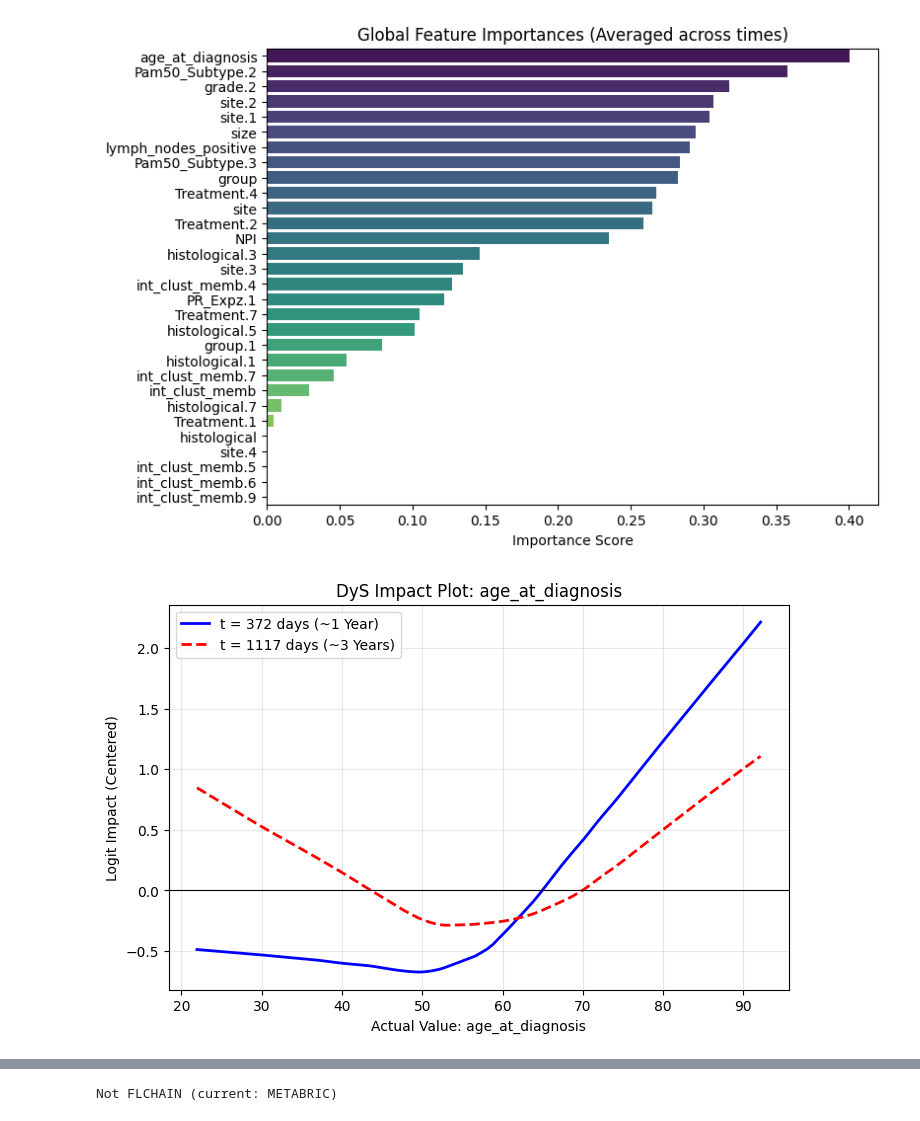
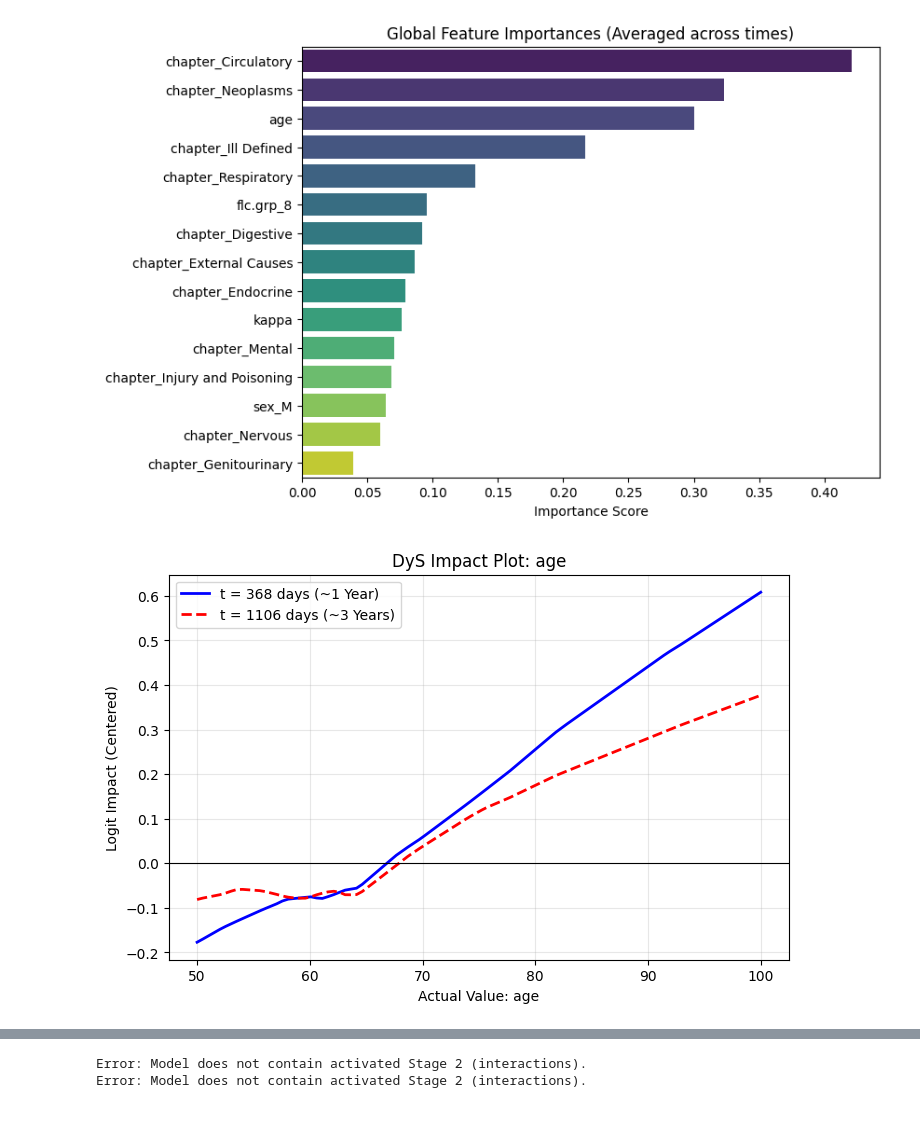
Before and after one commit to vladyslav-crunch/Dys, a Jupyter notebook: notebooks/experiment.ipynb, the cells around one changed output, grey strips where cells are left out. Cells and saved outputs as stored; diff of their text form; code cells hidden in the pictures.

```diff
--- a/notebooks/experiment.ipynb
+++ b/notebooks/experiment.ipynb
@@ -12,15 +17,17 @@ from sklearn.preprocessing import StandardScaler
 from sksurv.metrics import cumulative_dynamic_auc
 from sksurv.datasets import load_flchain
 
+
 class Config:
-    dataset_name = "METABRIC"
+    dataset_name = "flchain"  # Dataset name (example: "metabric", "flchain")
     seed = 42
     test_size = 0.2
-    l_lambda = 0.01
+    l_lambda = 0.05
     tau = 0.01
     use_interactions = False
     k_bins = 100
     device = torch.device("cuda" if torch.cuda.is_available() else "cpu")
+    use_many_trials = False
 
 cfg = Config()
 torch.manual_seed(cfg.seed)
@@ -178,7 +197,7 @@ def evaluate_auc(model, x_test, t_train, e_train, t_test, e_test, eval_times):
         return mean_auc
 
 
-def compute_dys_loss(surv, t, e, eval_times, model, l_lambda, tau=cfg.tau, is_stage2=False):
+def compute_dys_loss(surv, t, e, eval_times, model, l_lambda, tau=cfg.tau, is_stage2=cfg.use_interactions):
     t_eval = torch.tensor(eval_times, device=surv.device).float().unsqueeze(0)
     t_actual = t.unsqueeze(1)
 
@@ -244,10 +266,6 @@ def train_dys(
     auc_stage1 = evaluate_auc(model, x_test, t_train, e_train, t_test, e_test, eval_times)
     print(f"AUC after Stage 1 (Main Effects only): {auc_stage1:.4f}")
 
-    with torch.no_grad():
-        active_features = torch.where(model.main_gates() > 1e-3)[0].tolist()
-
-    print(f"Active features for interactions: {len(active_features)} features selected")
 
     if not use_interactions:
         print("Configuration: Stage 2 skipped.")
@@ -407,11 +502,57 @@ def plot_feature_importance(model, x_train, feature_names):
 # %%
-if cfg.dataset_name == "FLCHAIN":
+if cfg.dataset_name.lower() == "flchain":
     plot_feature_importance(model, x_t, feature_names)
     plot_impact_plots(model, x_t, feature_names, eval_times, scaler, "age")
-elif cfg.dataset_name == "METABRIC":
+    plot_impact_plots(model, x_t, feature_names, eval_times, scaler, "chapter_Circulatory")
+    plot_impact_plots(model, x_t, feature_names, eval_times, scaler, "kappa")
+
+    plot_interaction_impact_heatmap(
+        model=model,
+        x_train=x_t,
+        feature_names=feature_names,
+        eval_times=eval_times,
+        scaler=scaler,
+        feat1_name="age",
+        feat2_name="lambda",
+        target_days=365
+    )
+    plot_interaction_impact_heatmap(
+        model=model,
+        x_train=x_t,
+        feature_names=feature_names,
+        eval_times=eval_times,
+        scaler=scaler,
+        feat1_name="kappa",
+        feat2_name="creatinine",
+        target_days=365
+    )
+
+elif cfg.dataset_name.lower() == "metabric":
     plot_feature_importance(model, x_t, feature_names)
     plot_impact_plots(model, x_t, feature_names, eval_times, scaler, "age_at_diagnosis")
     plot_impact_plots(model, x_t, feature_names, eval_times, scaler, "size")
+    print(feature_names)
+
+    plot_interaction_impact_heatmap(
+        model=model,
+        x_train=x_t,
+        feature_names=feature_names,
+        eval_times=eval_times,
+        scaler=scaler,
+        feat1_name="age_at_diagnosis",
+        feat2_name="size",
+        target_days=365
+    )
+    plot_interaction_impact_heatmap(
+        model=model,
+        x_train=x_t,
+        feature_names=feature_names,
+        eval_times=eval_times,
+        scaler=scaler,
+        feat1_name="size",
+        feat2_name="NPI",
+        target_days=365
+    )
 # %% [output]
-[figure, old version]
+[figure, new version]
-[figure, old version]
+[figure, new version]
@@ -419,8 +561,2 @@ elif cfg.dataset_name == "METABRIC":
+Error: Model does not contain activated Stage 2 (interactions).
+Error: Model does not contain activated Stage 2 (interactions).
-# %%
-# Print number of columns in FLCHAIN dataset
-if cfg.dataset_name.lower() == "flchain":
-    print(len(feature_names))
-else:
-    print(f"Not FLCHAIN (current: {cfg.dataset_name})")
-# %% [output]
-Not FLCHAIN (current: METABRIC)
```
Also changed, not shown: parts of 16 cells of this notebook, 1 other file.
